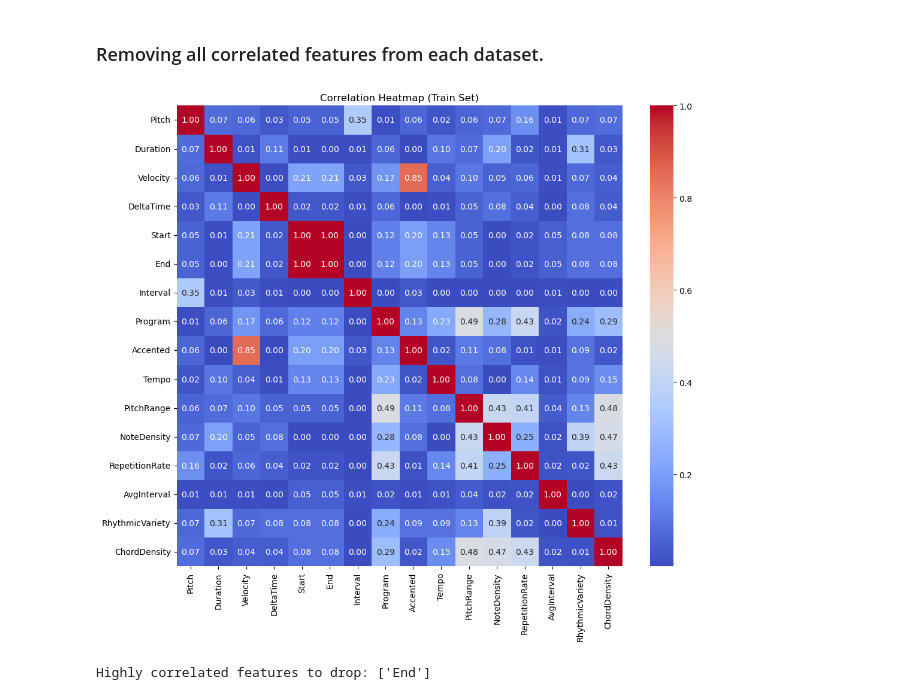
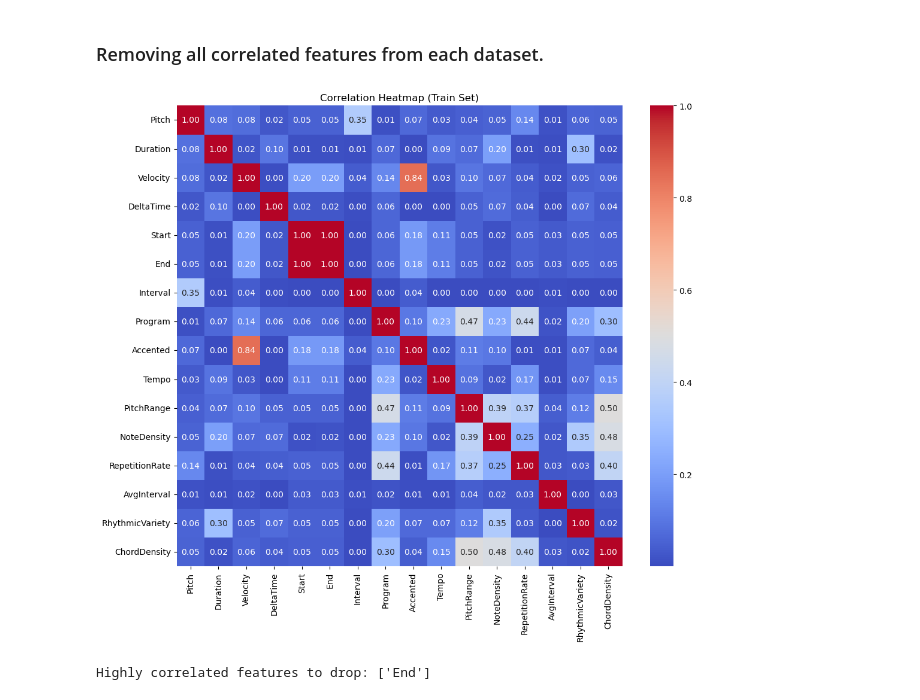
Before and after one commit to PSswathi/music-genre-and-composer-classification, a Jupyter notebook: notebooks/final-project-aai-511-lstm-bistm-attn-swathi.ipynb, the cells around one changed output. Saved outputs shown, nothing was run; the diff lists cells and outputs as text; code cells hidden in the pictures.

```diff
--- a/notebooks/final-project-aai-511-lstm-bistm-attn-swathi.ipynb
+++ b/notebooks/final-project-aai-511-lstm-bistm-attn-swathi.ipynb
@@ -171,7 +186,7 @@ The function extract_note_features() is designed to extract structured features
 | `RhythmicVariety` | Standard deviation of note durations in the chunk (indicates rhythm complexity). |
 | `ChordDensity`    | Fraction of notes that overlap with the previous note (indicates harmony/chords). |
 # %%
-def extract_note_features(midi, composer, composer_id, chunk_size=100):
+def extract_note_features(midi, composer, composer_id, chunk_size=200):
     features = []
 
     # Extract global tempo
@@ -251,26 +266,3 @@ def extract_note_features(midi, composer, composer_id, chunk_size=100):
     return features
 # %% [markdown]
 Takes a list of midi_files, a composer_to_id dictionary mapping composer names to numeric IDs, and an optional chunk_size (default = 200 notes). Returns a DataFrame with engineered features extracted from each MIDI file.
-# %%
-import warnings
-
-def extract_features_from_files(midi_files, composer_to_id, chunk_size=100):
-    all_features = []
-
-    for path in midi_files:
-        try:
-            with warnings.catch_warnings():
-                warnings.filterwarnings("ignore", category=RuntimeWarning)
-
-                midi = pretty_midi.PrettyMIDI(path)
-
-            composer = os.path.basename(os.path.dirname(path))
-            composer_id = composer_to_id[composer]
-
-            feats = extract_note_features(midi, composer, composer_id, chunk_size)
-            all_features.extend(feats)
-
-        except Exception as e:
-            print(f"Skipped {path}: {e}")
-
-    return pd.DataFrame(all_features)
@@ -281,0 +312,5 @@ df_test  = extract_features_from_files(test_files, composer_to_id, chunk_size=10
+# %%
+# Extract the features separately on all train,val and test datasets
+df_train = extract_features_from_files(train_files, composer_to_id, chunk_size=200)
+df_val   = extract_features_from_files(val_files, composer_to_id, chunk_size=200)
+df_test  = extract_features_from_files(test_files, composer_to_id, chunk_size=200)
@@ -452,9 +534,9 @@ for composer in df_train['ComposerID'].unique():
     if current_count < target_count:
         needed = target_count - current_count
         # Create note chunks
-        note_chunks = [df_c.iloc[i:i+100] for i in range(0, len(df_c)-100, 100)]
+        note_chunks = [df_c.iloc[i:i+200] for i in range(0, len(df_c)-200, 200)]
 
-        for _ in range(needed // 100):
+        for _ in range(needed // 200):
             chunk = resample(note_chunks, n_samples=1)[0]
             augmented = augment_notes(chunk)
             balanced_chunks.append(augmented)
@@ -552,19 +634,19 @@ plt.show()
 # %%
 import seaborn as sns
 import matplotlib.pyplot as plt
 
 # Select numeric features only (drop categorical, target columns)
-numeric_features = df_train.select_dtypes(include=[np.number]).drop(columns=['ComposerID'])
+numeric_features = df_train_aug.select_dtypes(include=[np.number]).drop(columns=['ComposerID'])
 
 # Compute correlation matrix
 corr_matrix = numeric_features.corr().abs()
 
 # Plot heatmap (optional)
 plt.figure(figsize=(12, 10))
 sns.heatmap(corr_matrix, annot=True, cmap='coolwarm', fmt=".2f")
 plt.title("Correlation Heatmap (Train Set)")
 plt.show()
 # %% [output]
-[figure, old version]
+[figure, new version]
 # %%
 # Upper triangle of the correlation matrix
```
Also changed, not shown: parts of 59 cells of this notebook, 3 other files.
